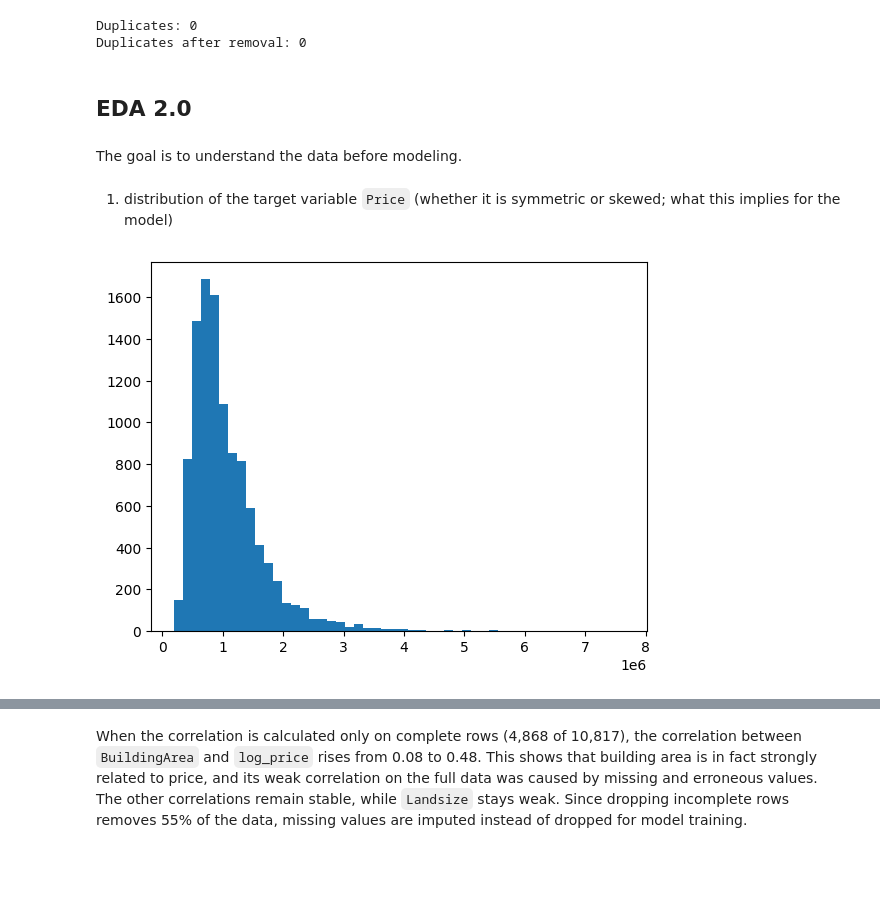
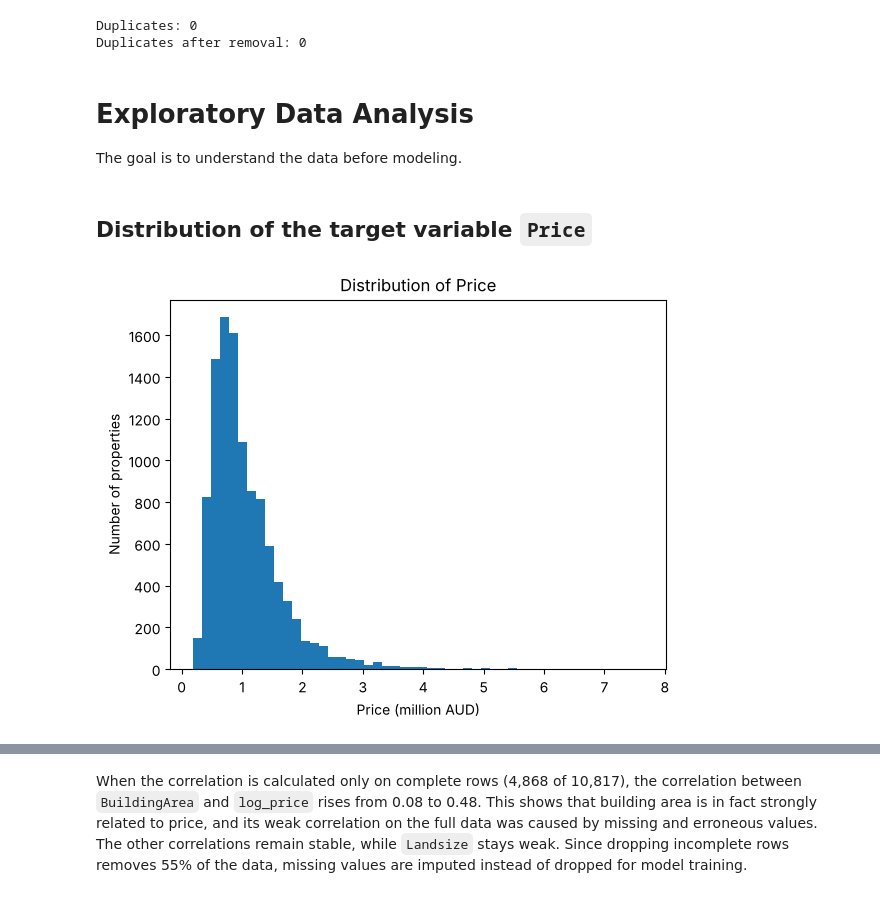
Before and after one commit to Alister44/melbourne-housing-price-prediction, a Jupyter notebook: notebooks/housing_price_prediction.ipynb, the cells around one changed output, grey strips where cells are left out. Drawn from its saved outputs; the diff is of its cells as text; code cells hidden in the pictures; blank space fills up the shorter version.

```diff
--- a/notebooks/housing_price_prediction.ipynb
+++ b/notebooks/housing_price_prediction.ipynb
@@ -325,15 +336,17 @@ print(f"Duplicates after removal: {df.duplicated().sum()}")
 # %% [output]
 Duplicates: 0
 Duplicates after removal: 0
-# %% [markdown]
-## EDA 2.0
 # %% [markdown]
+# Exploratory Data Analysis
 The goal is to understand the data before modeling.
-# %% [markdown]
-1. distribution of the target variable `Price` (whether it is symmetric or skewed; what this implies for the model)
+# %% [markdown]
+## Distribution of the target variable `Price`
 # %%
-plt.hist(df["Price"], bins=50)
+plt.hist(df["Price"] / 1e6, bins=50)
+plt.title("Distribution of Price")
+plt.xlabel("Price (million AUD)")
+plt.ylabel("Number of properties")
 plt.show()
 # %% [output]
-[figure, old version]
+[figure, new version]
 # %% [markdown]
```
Also changed, not shown: parts of 81 cells of this notebook.
